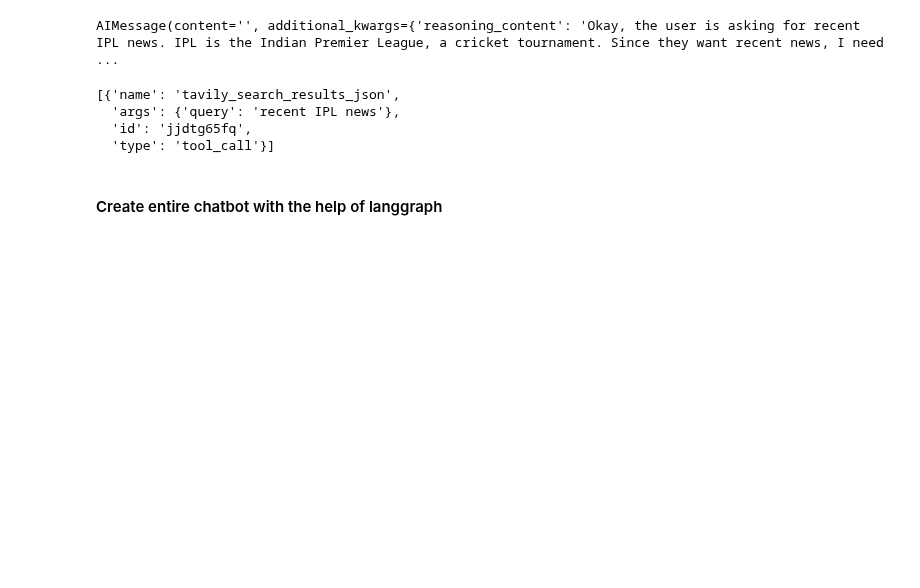
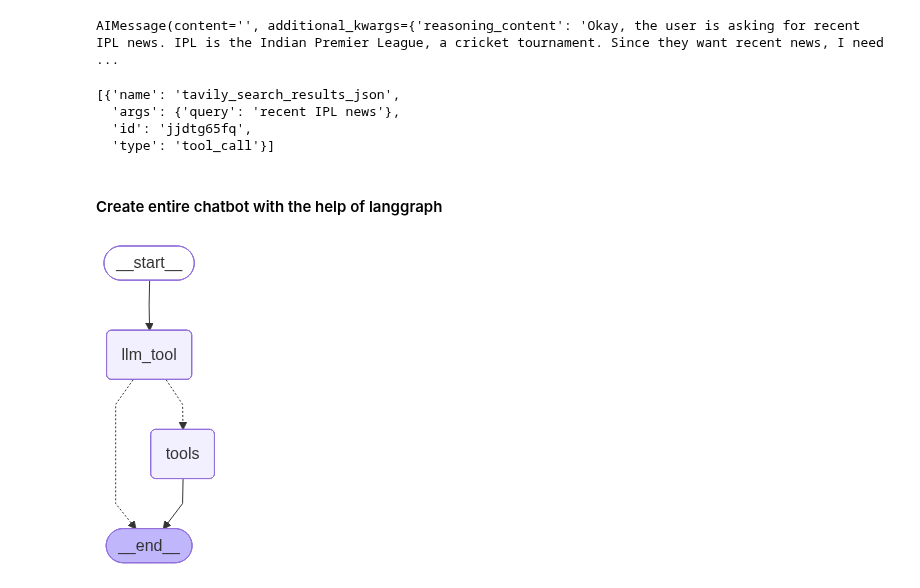
Before and after one commit to dennisjsh07/langgraph_bootcamp, a Jupyter notebook: 5-chatbotWithMultipleTools.ipynb, the cells around one changed output. Drawn from its saved outputs; the diff is of its cells as text; code cells hidden in the pictures; blank space fills up the shorter version.

Commit message:
configured graph for the tools

```diff
--- a/5-chatbotWithMultipleTools.ipynb
+++ b/5-chatbotWithMultipleTools.ipynb
@@ -100,3 +100,46 @@ tool_call.tool_calls
   'type': 'tool_call'}]
 # %% [markdown]
 #### Create entire chatbot with the help of langgraph
+# %%
+# create schema
+
+from typing_extensions import TypedDict
+from langchain_core.messages import AnyMessage
+from langgraph.graph.message import add_messages
+from typing import Annotated
+
+
+class State(TypedDict):
+    messages: Annotated[list[AnyMessage], add_messages]
+# %%
+# configure the graph
+from IPython.display import Image, display
+from langgraph.graph import StateGraph, START, END
+from langgraph.prebuilt import ToolNode
+from langgraph.prebuilt import tools_condition
+
+
+# creating a chatbot node
+def llm_tool(state: State):
+    return {"messages": [llm_with_tools.invoke(state["messages"])]}
+
+
+builder = StateGraph(State)
+
+builder.add_node("llm_tool", llm_tool)
+builder.add_node("tools", ToolNode(tools))
+
+builder.add_edge(START, "llm_tool")
+builder.add_conditional_edges(
+    "llm_tool",
+    # if the latest message from assistant is a toolcall -> tools_condition route to tools
+    # if the latest message from assistant is not a toolcall -> tools_condition route to END
+    tools_condition,
+)
+builder.add_edge("tools", END)
+
+graph = builder.compile()
+
+display(Image(graph.get_graph().draw_mermaid_png()))
+# %% [output]
+[figure, added]
```
Also changed, not shown: parts of 3 cells of this notebook.
